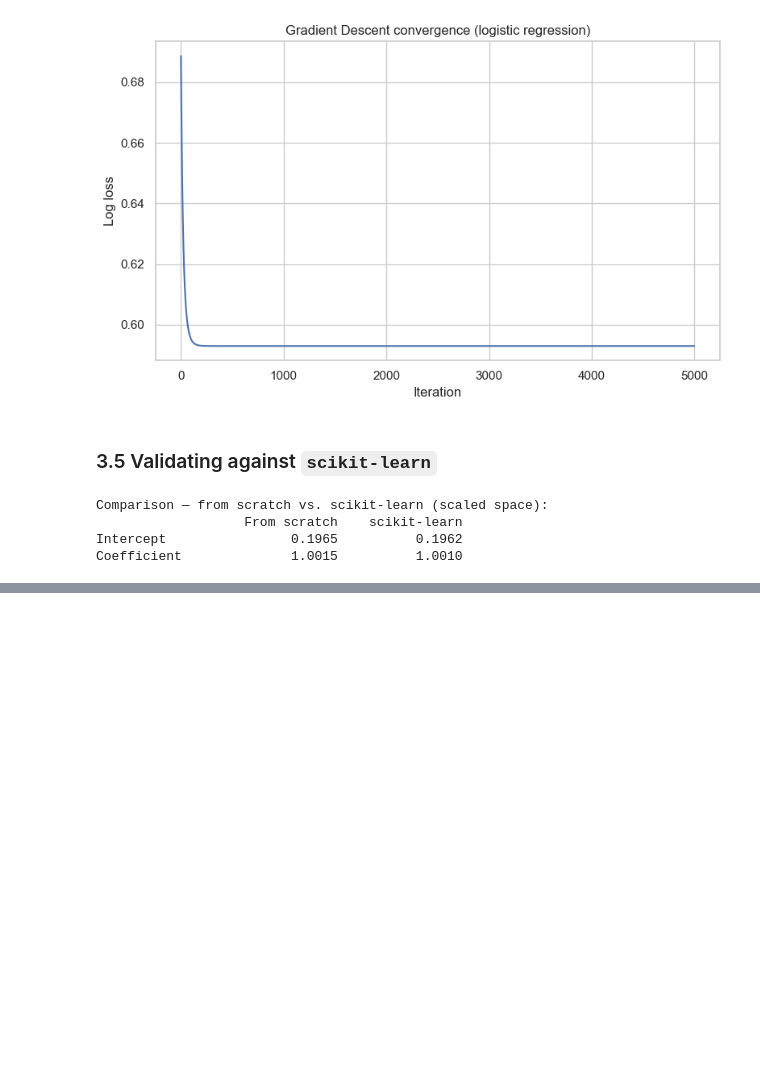
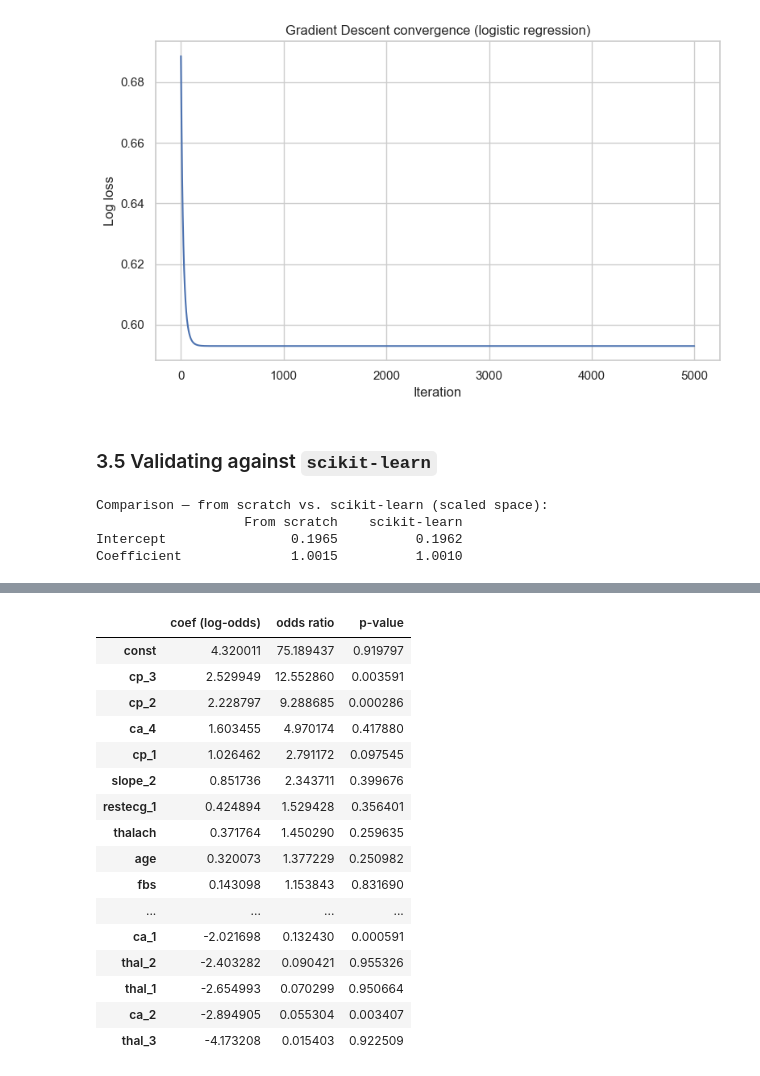
Before and after one commit to danielfdez-ds/ML-Notes-and-Projects, a Jupyter notebook: 02_Classification/02Classification.ipynb, the cells around one changed output, grey strips where cells are left out. Cells and saved outputs as stored; diff of their text form; code cells hidden in the pictures; blank space fills up the shorter version.

```diff
--- a/02_Classification/02Classification.ipynb
+++ b/02_Classification/02Classification.ipynb
@@ -304,0 +368,11 @@ Coefficient              1.0015          1.0010
+# %%
+continuous_idx = [feature_cols.index(c) for c in continuous_cols]
+
+X_multi_tr_scaled = X_multi_tr.astype(float).copy()
+X_multi_te_scaled = X_multi_te.astype(float).copy()
+
+cont_mean = X_multi_tr[:, continuous_idx].mean(axis=0)
+cont_std = X_multi_tr[:, continuous_idx].std(axis=0)
+
+X_multi_tr_scaled[:, continuous_idx] = (X_multi_tr[:, continuous_idx] - cont_mean) / cont_std
+X_multi_te_scaled[:, continuous_idx] = (X_multi_te[:, continuous_idx] - cont_mean) / cont_std
@@ -304,0 +381,9 @@ Coefficient              1.0015          1.0010
+# %%
+log_reg_multi = LogisticRegression(C=1e12, max_iter=2000)
+log_reg_multi.fit(X_multi_tr_scaled, y_multi_tr)
+
+train_accuracy = log_reg_multi.score(X_multi_tr_scaled, y_multi_tr)
+test_accuracy = log_reg_multi.score(X_multi_te_scaled, y_multi_te)
+
+print(f"Train accuracy: {train_accuracy:.4f}")
+print(f"Test accuracy:  {test_accuracy:.4f}")
@@ -304,0 +399,7 @@ Coefficient              1.0015          1.0010
+# %%
+X_multi_tr_sm = sm.add_constant(pd.DataFrame(X_multi_tr_scaled, columns=feature_cols))
+
+logit_model = sm.Logit(y_multi_tr, X_multi_tr_sm)
+logit_results = logit_model.fit(method="bfgs", maxiter=500, disp=0)
+
+print(logit_results.summary())
@@ -304,0 +429,26 @@ Coefficient              1.0015          1.0010
+# %%
+odds_ratios = pd.DataFrame({
+    "coef (log-odds)": logit_results.params,
+    "odds ratio": np.exp(logit_results.params),
+    "p-value": logit_results.pvalues
+})
+
+odds_ratios.sort_values("odds ratio", ascending=False)
+# %% [output]
+|  | coef (log-odds) | odds ratio | p-value |
+| const | 4.320011 | 75.189437 | 0.919797 |
+| cp_3 | 2.529949 | 12.552860 | 0.003591 |
+| cp_2 | 2.228797 | 9.288685 | 0.000286 |
+| ca_4 | 1.603455 | 4.970174 | 0.417880 |
+| cp_1 | 1.026462 | 2.791172 | 0.097545 |
+| slope_2 | 0.851736 | 2.343711 | 0.399676 |
+| restecg_1 | 0.424894 | 1.529428 | 0.356401 |
+| thalach | 0.371764 | 1.450290 | 0.259635 |
+| age | 0.320073 | 1.377229 | 0.250982 |
+| fbs | 0.143098 | 1.153843 | 0.831690 |
+| ... | ... | ... | ... |
+| ca_1 | -2.021698 | 0.132430 | 0.000591 |
+| thal_2 | -2.403282 | 0.090421 | 0.955326 |
+| thal_1 | -2.654993 | 0.070299 | 0.950664 |
+| ca_2 | -2.894905 | 0.055304 | 0.003407 |
+| thal_3 | -4.173208 | 0.015403 | 0.922509 |
```
Also changed, not shown: parts of 13 cells of this notebook.
